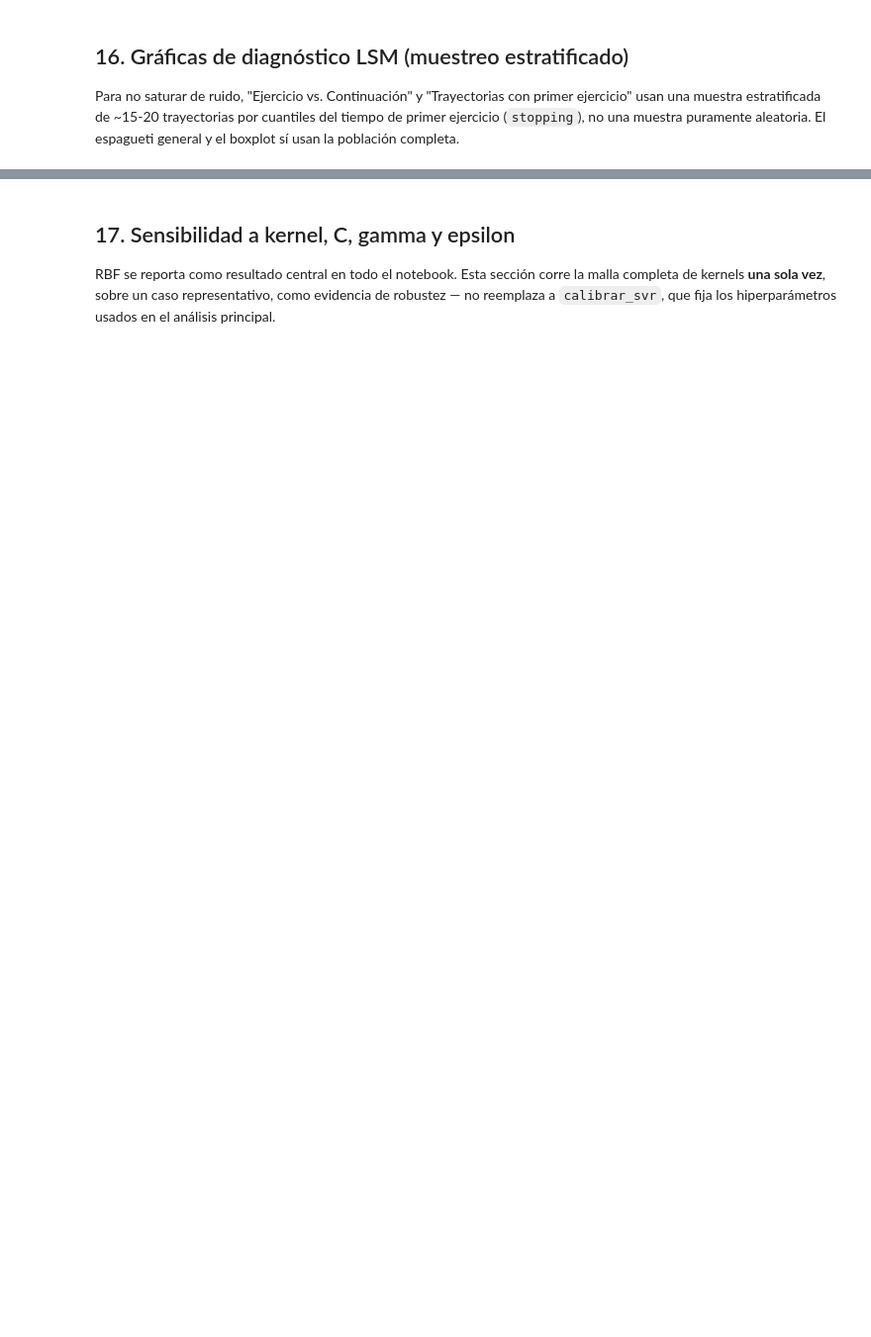
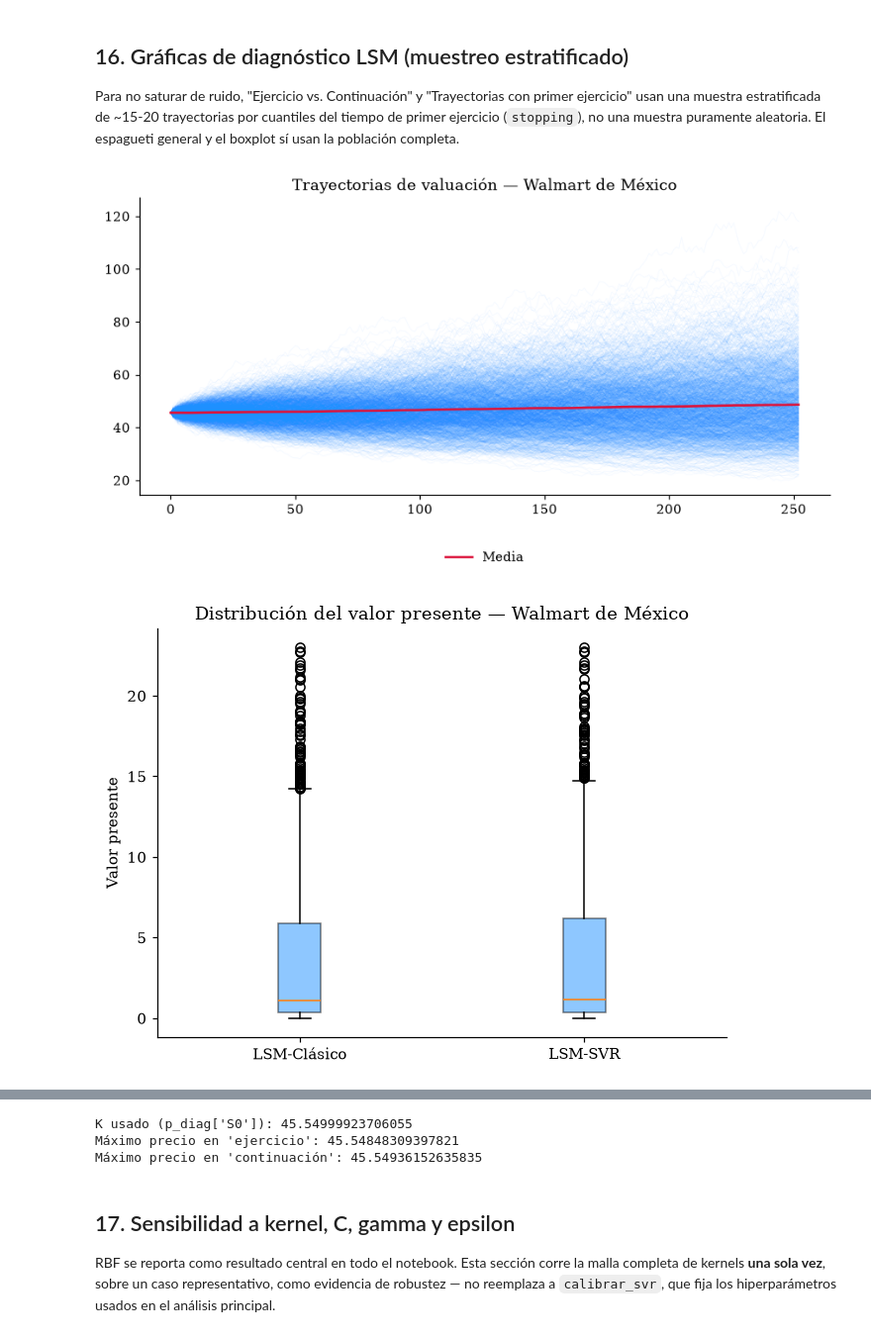
Before and after one commit to Leohdezj/Tesis, a Jupyter notebook: code/notebooks/valuacion_puts_americanas_final.ipynb, the cells around one changed output, grey strips where cells are left out. Shown at 99% size. Saved outputs shown, nothing was run; the diff lists cells and outputs as text; code cells hidden in the pictures; blank space fills up the shorter version.

```diff
--- a/code/notebooks/valuacion_puts_americanas_final.ipynb
+++ b/code/notebooks/valuacion_puts_americanas_final.ipynb
@@ -64,7 +64,7 @@ np.random.seed(SEED)
 únicamente en el ambiente de WSL2 con RAPIDS instalado; en cualquier otro ambiente debe
 quedar en `'cpu'`.
 # %%
-BACKEND = 'cpu'  # 'cpu' (sklearn, cualquier equipo) | 'gpu' (cuml, WSL2 + RAPIDS)
+BACKEND = 'gpu'  # 'cpu' (sklearn, cualquier equipo) | 'gpu' (cuml, WSL2 + RAPIDS)
 
 if BACKEND == 'gpu':
     from cuml.svm import SVR as SVR_BACKEND
@@ -75,10 +75,11 @@ else:
 
 # Emisoras: ticker -> nombre para tablas/gráficas
 EMISORAS = {
-    'AAPL': 'Apple Inc.',
-    'SPY':  'SPDR S&P 500 ETF',
-    'QQQ':  'Invesco QQQ Trust',
-    'TSLA': 'Tesla Inc.',
+    'WALMEX.MX':    'Walmart de México',
+    'AC.MX':        'Arca Continental',
+    'CEMEXCPO.MX':  'Cemex',
+    'NVDA':         'NVIDIA',
+    'AAPL':         'Apple Inc.'
 }
 TICKERS = list(EMISORAS.keys())
 
@@ -87,8 +88,8 @@ FECHA_FIN = datetime.today()
 FECHA_INICIO = FECHA_FIN - timedelta(days=365 * 2)
 
 # Parámetros de la opción / simulación
-T = 0.25            # 3 meses a vencimiento (ajustar según el caso de estudio)
-NUM_STEPS = 63       # pasos diarios aprox. en un trimestre
+T = 1            # 3 meses a vencimiento (ajustar según el caso de estudio)
+NUM_STEPS = 252       # pasos diarios aprox. en un trimestre
 dt = T / NUM_STEPS
 
 # Modo desarrollo (rápido, para depurar) vs producción (para resultados finales)
@@ -619,7 +706,7 @@ def graficar_espagueti(paths, titulo):
 
 def graficar_boxplot_pv(pv_cls, pv_svr, titulo):
     fig, ax = plt.subplots(figsize=(6, 4.5))
-    ax.boxplot([pv_cls, pv_svr], labels=['LSM-Clásico', 'LSM-SVR'],
+    ax.boxplot([pv_cls, pv_svr], tick_labels=['LSM-Clásico', 'LSM-SVR'],
                patch_artist=True,
                boxprops=dict(facecolor='#1E90FF', alpha=0.5))
     ax.set_title(titulo)
@@ -652,30 +739,33 @@ def graficar_ejercicio_continuacion(decisiones, indices_muestra, titulo):
     ax.scatter([], [], color='#DC143C', label='Ejercicio')
     ax.scatter([], [], color='gray', label='Continuación')
     ax.set_title(titulo)
     ax.set_xlabel("Paso de tiempo")
     ax.set_ylabel("Precio del subyacente")
     ax.legend(loc='upper center', bbox_to_anchor=(0.5, -0.15), ncol=2, frameon=False)
     plt.tight_layout()
     plt.show()
 
 
 # Caso demostrativo: una emisora, ratio ATM, con track_decisions=True (solo para graficar)
 tk_diag = TICKERS[0]
 p_diag = PARAMS[tk_diag]
 pol_diag, val_diag = preparar_trayectorias(p_diag['r'], p_diag['sigma'], p_diag['S0'],
                                             T, dt, min(NUM_PATHS, 3000), SEED, split_paths=True)
 
 res_cls_diag = lsm_clasico(pol_diag, val_diag, K=p_diag['S0'], r=p_diag['r'], T=T,
                             track_decisions=True)
 res_svr_diag = lsm_svr(pol_diag, val_diag, K=p_diag['S0'], r=p_diag['r'], T=T,
                         kernel=SVR_KERNEL, backend=BACKEND, track_decisions=True)
 
 indices_muestra = muestra_estratificada(res_svr_diag['stopping'], n=18)
 
 graficar_espagueti(val_diag, f"Trayectorias de valuación — {EMISORAS[tk_diag]}")
 graficar_boxplot_pv(res_cls_diag['pv'], res_svr_diag['pv'],
                     f"Distribución del valor presente — {EMISORAS[tk_diag]}")
 graficar_primer_ejercicio(val_diag, res_svr_diag['stopping'], indices_muestra,
                           f"Primer ejercicio (muestra estratificada) — LSM-SVR, {EMISORAS[tk_diag]}")
 graficar_ejercicio_continuacion(res_svr_diag['decisiones'], indices_muestra,
                                 f"Ejercicio vs. Continuación — LSM-SVR, {EMISORAS[tk_diag]}")
+# %% [output]
+[figure, added]
+[figure, added]
@@ -682,3 +774,18 @@ graficar_ejercicio_continuacion(res_svr_diag['decisiones'], indices_muestra,
+# %%
+print("K usado (p_diag['S0']):", p_diag['S0'])
+
+todos_precios_ejercicio = []
+todos_precios_continuacion = []
+for t, d in res_svr_diag['decisiones'].items():
+    todos_precios_ejercicio.extend(d['exercise_prices'])
+    todos_precios_continuacion.extend(d['continuation_prices'])
+
+print("Máximo precio en 'ejercicio':", max(todos_precios_ejercicio) if todos_precios_ejercicio else None)
+print("Máximo precio en 'continuación':", max(todos_precios_continuacion) if todos_precios_continuacion else None)
+# %% [output]
+K usado (p_diag['S0']): 45.54999923706055
+Máximo precio en 'ejercicio': 45.54848309397821
+Máximo precio en 'continuación': 45.54936152635835
 # %% [markdown]
 ## 17. Sensibilidad a kernel, C, gamma y epsilon
 
```
Also changed, not shown: parts of 16 cells of this notebook, 1 other file.
